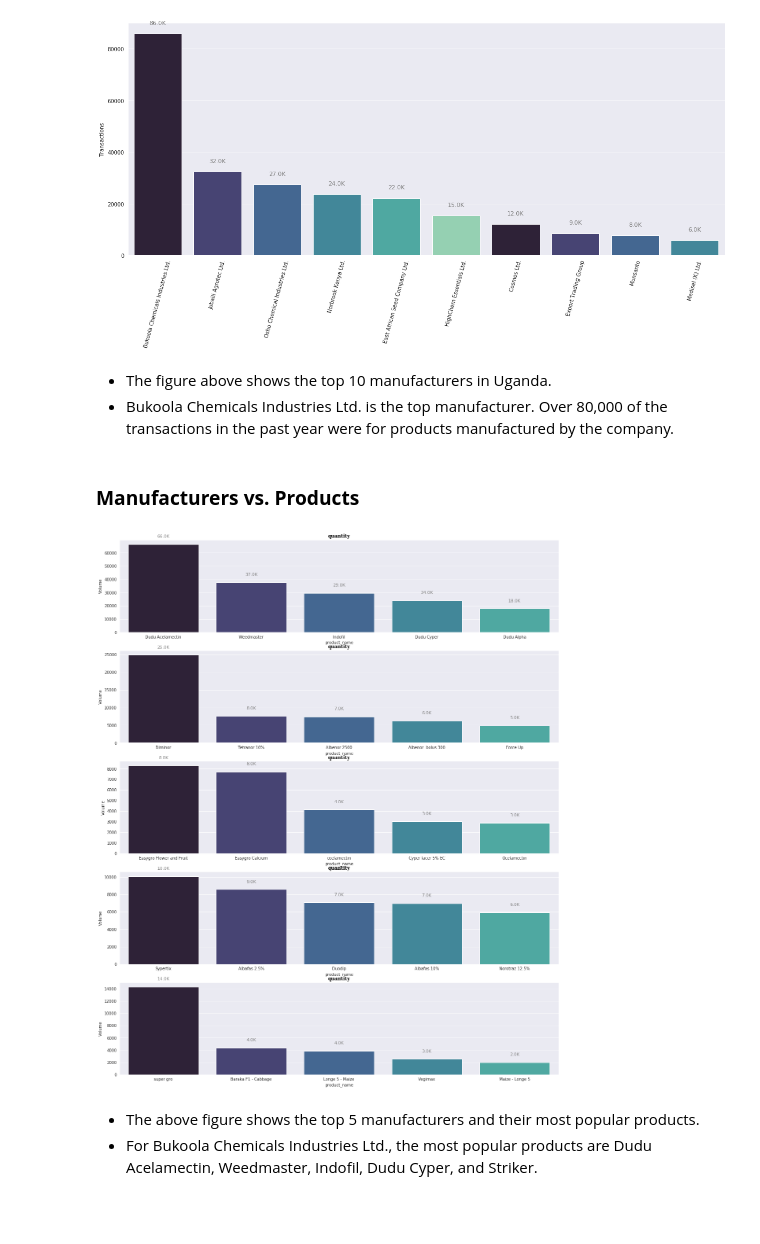
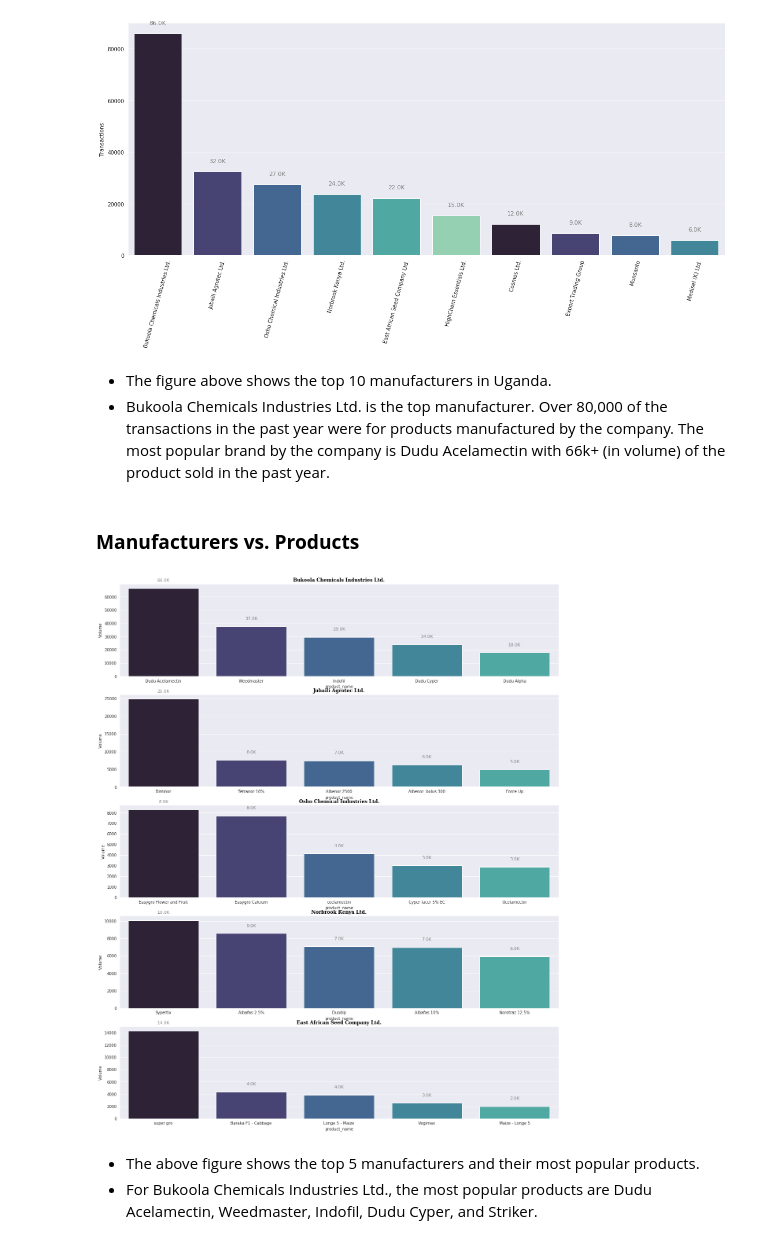
Before and after one commit to natbernard/Sale-Transactions-Analysis, a Jupyter notebook: uganda_transaction_analysis_code.ipynb, the cells around one changed output. Drawn from its saved outputs; the diff is of its cells as text; code cells hidden in the pictures; blank space fills up the shorter version.

```diff
--- a/uganda_transaction_analysis_code.ipynb
+++ b/uganda_transaction_analysis_code.ipynb
@@ -178,50 +178,51 @@ plt.show()
 [figure]
 # %% [markdown]
 - The figure above shows the top 10 manufacturers in Uganda.
-- Bukoola Chemicals Industries Ltd. is the top manufacturer. Over 80,000 of the transactions in the past year were for products manufactured by the company.
+- Bukoola Chemicals Industries Ltd. is the top manufacturer. Over 80,000 of the transactions in the past year were for products manufactured by the company. The most popular brand by the company is Dudu Acelamectin with 66k+ (in volume) of the product sold in the past year.
 # %% [markdown]
 ### **Manufacturers vs. Products**
 # %%
 # creating dataframes to be visualized
 Bukoola = df[df['manufacturer_name'] == 'Bukoola Chemicals Industries Ltd.']
 Bukoola = Bukoola.groupby('product_name').agg({'quantity': 'sum'}).sort_values(by = 'quantity', ascending = False)[:5]
-Bukoola.rename(columns = {'product_name': 'Bukoola Chemicals Industries Ltd.'}, inplace=True)
+Bukoola.rename(columns = {'quantity': 'Bukoola Chemicals Industries Ltd.'}, inplace=True)
 
 Jubaili = df[df['manufacturer_name'] == 'Jubaili Agrotec Ltd.']
 Jubaili = Jubaili.groupby('product_name').agg({'quantity': 'sum'}).sort_values(by = 'quantity', ascending = False)[:5]
-Jubaili.rename(columns = {'product_name': 'Jubaili Agrotec Ltd.'}, inplace=True)
+Jubaili.rename(columns = {'quantity': 'Jubaili Agrotec Ltd.'}, inplace=True)
 
 Osho = df[df['manufacturer_name'] == 'Osho Chemical Industries Ltd.']
 Osho = Osho.groupby('product_name').agg({'quantity': 'sum'}).sort_values(by = 'quantity', ascending = False)[:5]
-Osho.rename(columns = {'product_name': 'Osho Chemical Industries Ltd.'}, inplace=True)
+Osho.rename(columns = {'quantity': 'Osho Chemical Industries Ltd.'}, inplace=True)
 
 Norbrook = df[df['manufacturer_name'] == 'Norbrook Kenya Ltd.']
 Norbrook = Norbrook.groupby('product_name').agg({'quantity': 'sum'}).sort_values(by = 'quantity', ascending = False)[:5]
-Norbrook.rename(columns = {'product_name': 'Norbrook Kenya Ltd.'}, inplace=True)
+Norbrook.rename(columns = {'quantity': 'Norbrook Kenya Ltd.'}, inplace=True)
 
 EASC = df[df['manufacturer_name'] == 'East African Seed Company Ltd.']
 EASC = EASC.groupby('product_name').agg({'quantity': 'sum'}).sort_values(by = 'quantity', ascending = False)[:5]
-EASC.rename(columns = {'product_name': 'East African Seed Company Ltd.'}, inplace=True)
+EASC.rename(columns = {'quantity': 'East African Seed Company Ltd.'}, inplace=True)
 
 # generating the figure and axes
 fig, axs = plt.subplots(5, 1, figsize = (20,25))
+fig.subplots_adjust(wspace=0.9)
 # fig.suptitle('Manufacturers vs. Products', fontweight='bold', fontsize=18, color='black', fontfamily='serif', y=0.91)
 axs = axs.ravel()
 
 # creating the list of dfs to be plotted
 list_dfs = [Bukoola, Jubaili, Osho, Norbrook, EASC]
 
 # plotting the data
 for n, data in enumerate(list_dfs):
     sns.barplot(x = data.index, y = data.iloc[:,0], palette= palette, ax = axs[n])
     for p in axs[n].patches:
         axs[n].annotate(str(round(p.get_height(), -3)/1000) + "K", (p.get_x() + p.get_width() / 2., p.get_y() + p.get_height()),
                     ha='center', va='center', fontsize=11, color='gray', xytext=(0, 20),
                     textcoords='offset points')
     axs[n].set_title(data.columns[0], fontweight='bold', fontsize=12, color='black', fontfamily='serif')
     axs[n].set_ylabel('Volume')
 # %% [output]
-[figure, old version]
+[figure, new version]
 # %% [markdown]
 - The above figure shows the top 5 manufacturers and their most popular products.
 - For Bukoola Chemicals Industries Ltd., the most popular products are Dudu Acelamectin, Weedmaster, Indofil, Dudu Cyper, and Striker.
```
Also changed, not shown: parts of 4 cells of this notebook.
